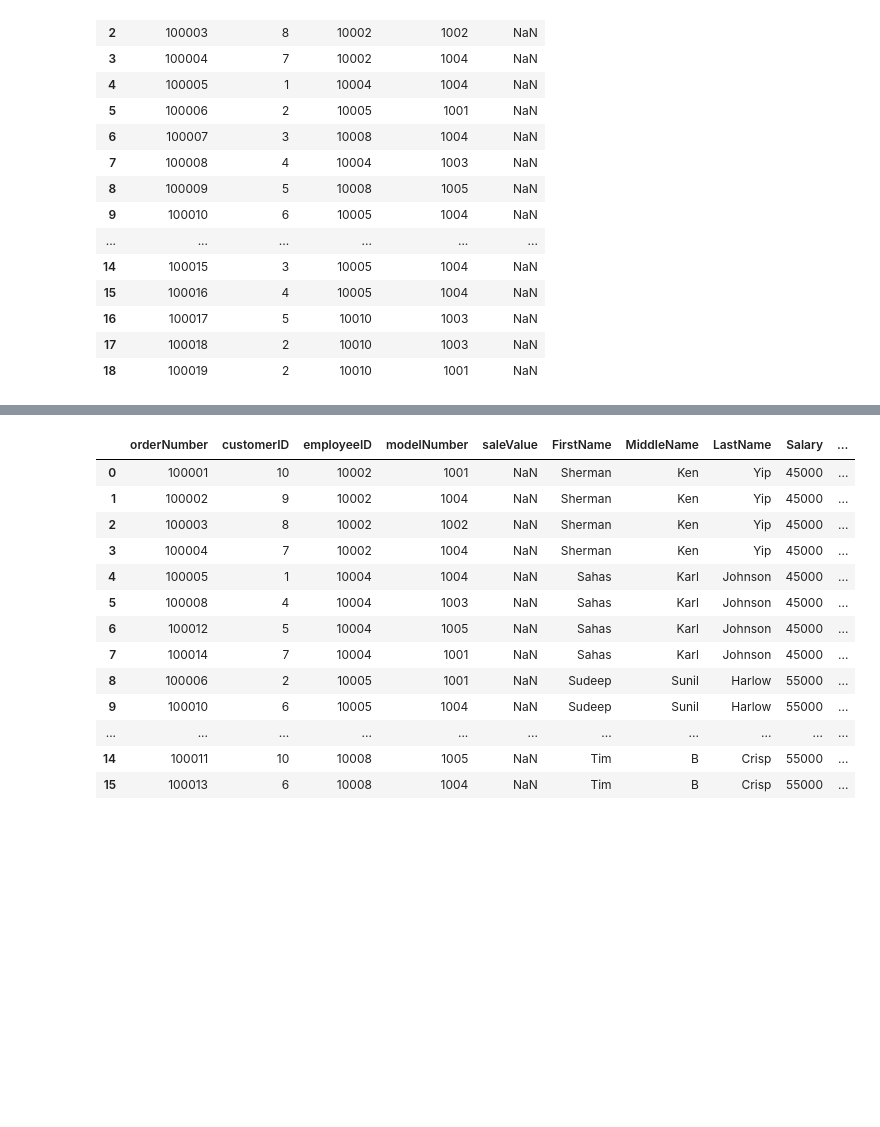
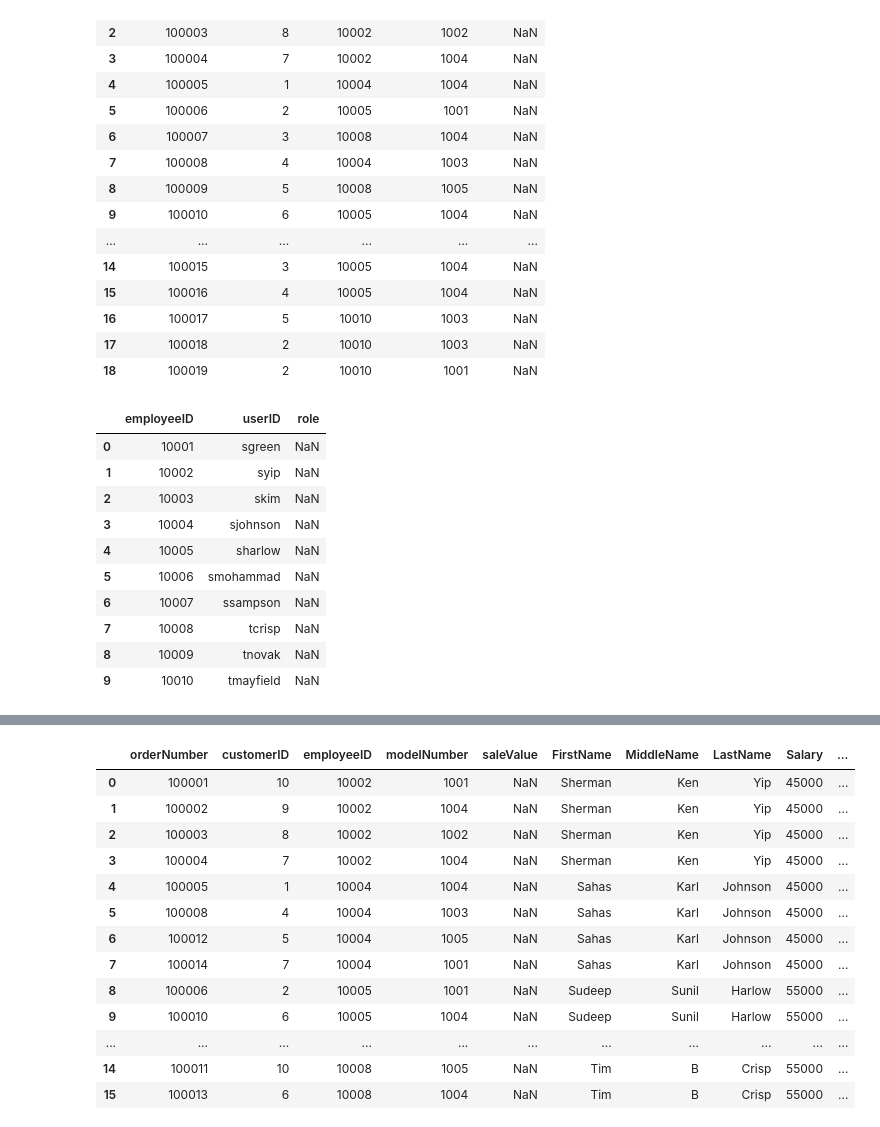
Before and after one commit to eleefoley/CS_425_ERP_App, a Jupyter notebook: notebooks/Problem_Exploration.ipynb, the cells around one changed output, grey strips where cells are left out. Saved outputs shown, nothing was run; the diff lists cells and outputs as text; code cells hidden in the pictures; blank space fills up the shorter version.

```diff
--- a/notebooks/Problem_Exploration.ipynb
+++ b/notebooks/Problem_Exploration.ipynb
@@ -137,3 +137,18 @@ order
 | 16 | 100017 | 5 | 10010 | 1003 | NaN |
 | 17 | 100018 | 2 | 10010 | 1003 | NaN |
 | 18 | 100019 | 2 | 10010 | 1001 | NaN |
+# %%
+employeeLogin = pandas.read_csv('../erp_app/Data/employeelogin.csv')
+employeeLogin
+# %% [output]
+|  | employeeID | userID | role |
+| 0 | 10001 | sgreen | NaN |
+| 1 | 10002 | syip | NaN |
+| 2 | 10003 | skim | NaN |
+| 3 | 10004 | sjohnson | NaN |
+| 4 | 10005 | sharlow | NaN |
+| 5 | 10006 | smohammad | NaN |
+| 6 | 10007 | ssampson | NaN |
+| 7 | 10008 | tcrisp | NaN |
+| 8 | 10009 | tnovak | NaN |
+| 9 | 10010 | tmayfield | NaN |
```
Also changed, not shown: parts of 15 cells of this notebook, 5 other files.
